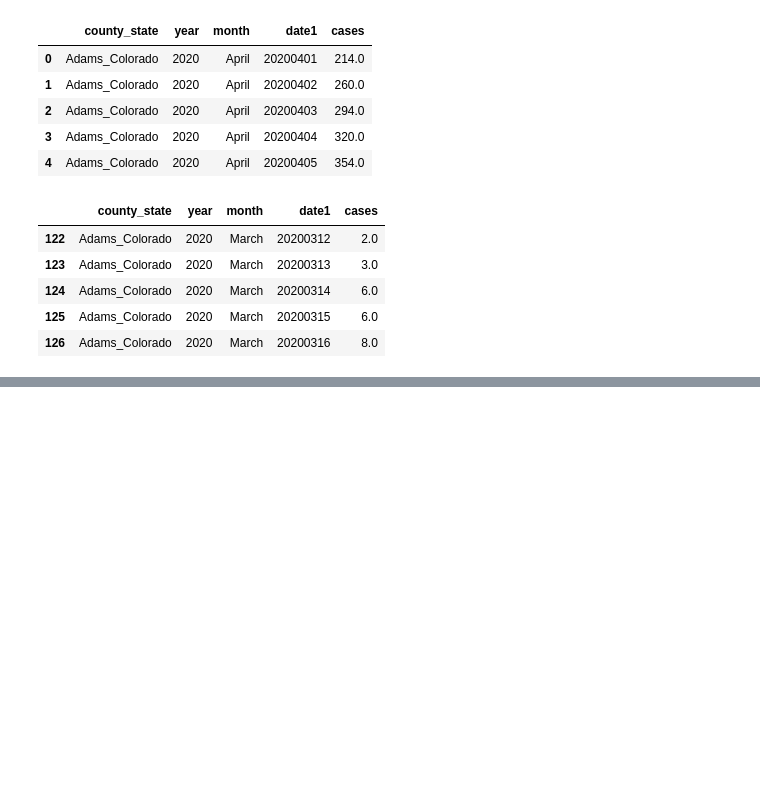
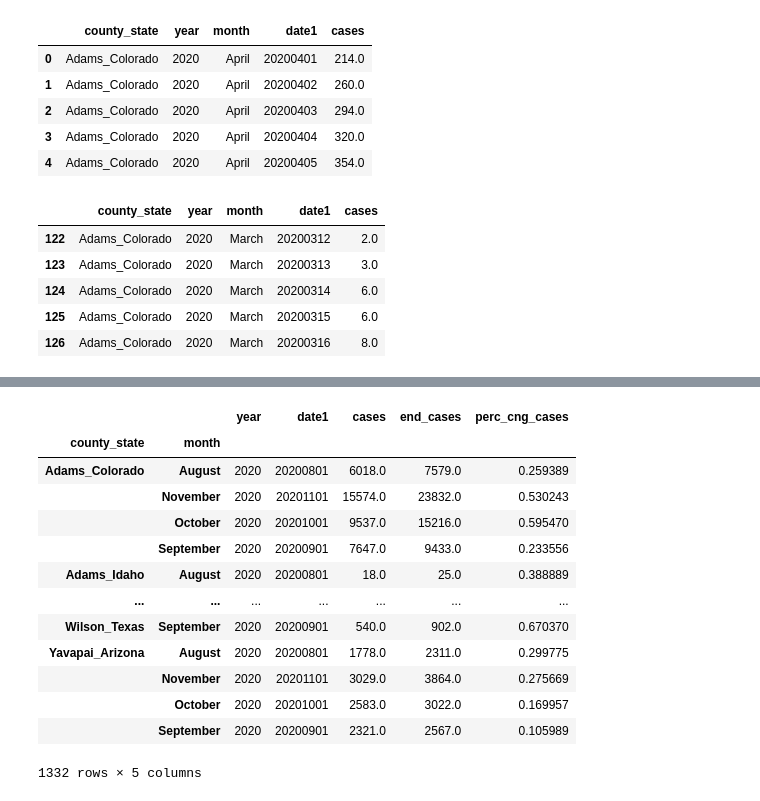
Before and after one commit to recneps2/ETL_project, a Jupyter notebook: covid_ave_growth_per_month.ipynb, the cells around one changed output, grey strips where cells are left out. Drawn from its saved outputs; the diff is of its cells as text; code cells hidden in the pictures; blank space fills up the shorter version.

Commit message:
<transforming: finished redoing, editing the jupyter notbook and final data tables>

```diff
--- a/Untitled.ipynb
+++ b/covid_ave_growth_per_month.ipynb
@@ -3,8 +3,8 @@
 import pandas as pd
 # %%
 # Store filepath in a variable
-covid = "data_sources/Counties.csv"
-rallies = "data_sources/pres_rallies_2020.csv"
+covid = "data_sources2/Counties.csv"
+rallies = "data_sources2/pres_rallies_2020.csv"
 # %%
 # Creating data frames
 covid_df = pd.read_csv(covid, encoding="ISO-8859-1")
@@ -149,3 +102,0 @@ dtype: int64
-# %%
-covid_by_month_df = covid_by_month_df.dropna()
-covid_by_month_df.count()
@@ -170,0 +103,7 @@ covid_by_month_df.head()
+# %%
+# using loc to pull just the covid data for election rally months
+aug_sep_oct_nov = covid_by_month_df.loc[(covid_by_month_df["month"] == "August") | (
+    covid_by_month_df["month"] == "September") | (
+    covid_by_month_df["month"] == "October") | (
+    covid_by_month_df["month"] == "November"), :]
+aug_sep_oct_nov
@@ -171,3 +124,5 @@ covid_by_month_df.head()
 # %%
-covid_min_cases = pd.DataFrame(covid_by_month_df.groupby(['county_state', 'month']).min())
-covid_max_cases = pd.DataFrame(covid_by_month_df.groupby(['county_state', 'month']).max())
+#finding the begining of month and end of month cases for each county/state
+
+covid_min_cases = pd.DataFrame(aug_sep_oct_nov.groupby(['county_state', 'month']).min())
+covid_max_cases = pd.DataFrame(aug_sep_oct_nov.groupby(['county_state', 'month']).max())
@@ -211,0 +154,20 @@ covid_min_cases
+# %%
+#finding the % change in cases fron begining to end of month
+perc_cng_cases = (covid_min_cases["end_cases"] - covid_min_cases["cases"]) / covid_min_cases["cases"]
+covid_min_cases["perc_cng_cases"] = perc_cng_cases
+covid_min_cases
+# %% [output]
+|  |  | year | date1 | cases | end_cases | perc_cng_cases |
+| county_state | month |  |  |  |  |  |
+| Adams_Colorado | August | 2020 | 20200801 | 6018.0 | 7579.0 | 0.259389 |
+|  | November | 2020 | 20201101 | 15574.0 | 23832.0 | 0.530243 |
+|  | October | 2020 | 20201001 | 9537.0 | 15216.0 | 0.595470 |
+|  | September | 2020 | 20200901 | 7647.0 | 9433.0 | 0.233556 |
+| Adams_Idaho | August | 2020 | 20200801 | 18.0 | 25.0 | 0.388889 |
+| ... | ... | ... | ... | ... | ... | ... |
+| Wilson_Texas | September | 2020 | 20200901 | 540.0 | 902.0 | 0.670370 |
+| Yavapai_Arizona | August | 2020 | 20200801 | 1778.0 | 2311.0 | 0.299775 |
+|  | November | 2020 | 20201101 | 3029.0 | 3864.0 | 0.275669 |
+|  | October | 2020 | 20201001 | 2583.0 | 3022.0 | 0.169957 |
+|  | September | 2020 | 20200901 | 2321.0 | 2567.0 | 0.105989 |
+1332 rows × 5 columns
```
Also changed, not shown: parts of 19 cells of this notebook, 5 other files.
